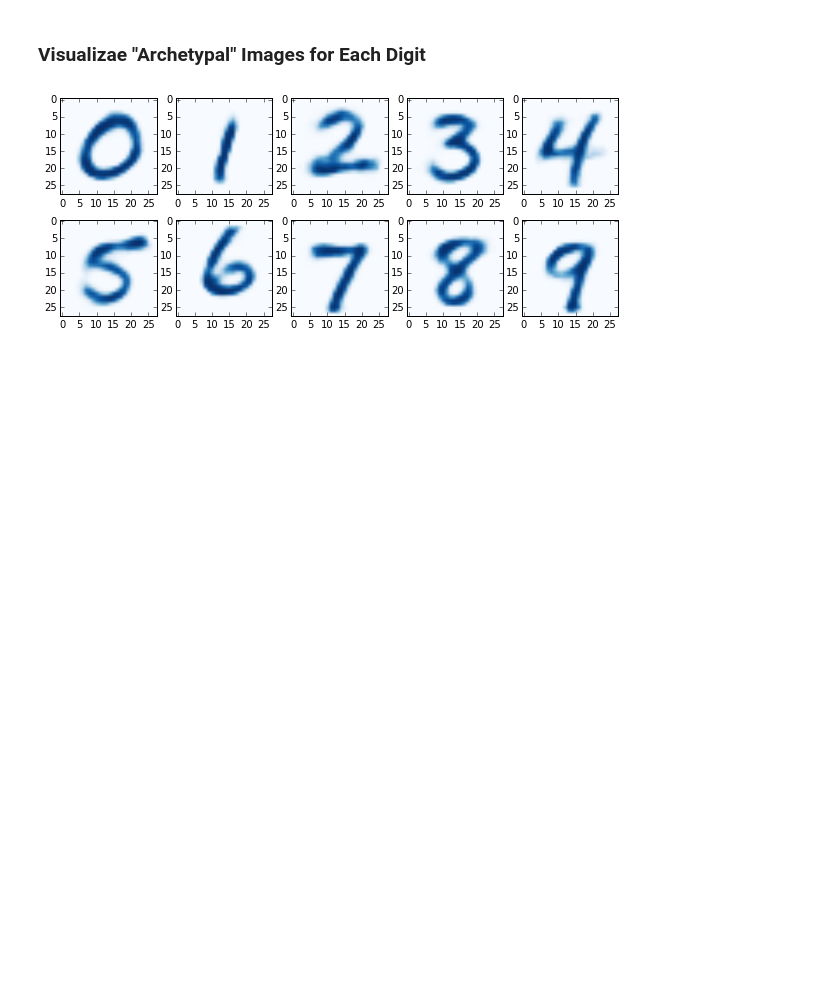
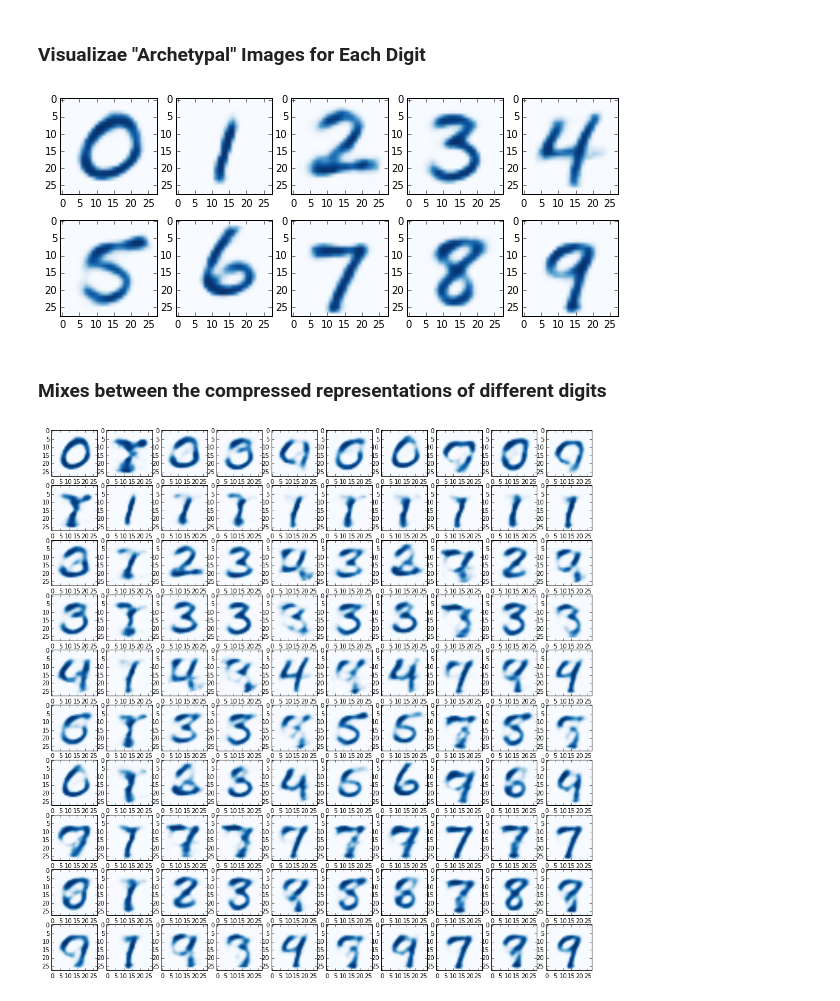
Before and after one commit to jeffschecter/sandbox, a Jupyter notebook: MNIST.ipynb, the cells around one changed output. Drawn from its saved outputs; the diff is of its cells as text; code cells hidden in the pictures; blank space fills up the shorter version.

Commit message:
mixes between two digits

```diff
--- a/MNIST.ipynb
+++ b/MNIST.ipynb
@@ -522,3 +521,17 @@ for x, im in enumerate(y_image.eval(feed_dict={h_enc4: np.array(hidden_archetype
     axes[x].imshow(im, cmap=cm.Blues)
 # %% [output]
 [figure]
+# %% [markdown]
+### Mixes between the compressed representations of different digits
+# %%
+figsize(16, 16)
+_, axes = plt.subplots(10, 10)
+axes = axes.reshape(100)
+for i in xrange(10):
+    for j in xrange(10):
+        mix = (0.55 * hidden_archetypes[i]) + (0.45 * hidden_archetypes[j])
+        x = (10 * i) + j
+        im = y_image.eval(feed_dict={h_enc4: np.array(mix).reshape(1, 32)}).reshape(28, 28)
+        axes[x].imshow(im, cmap=cm.Blues)
+# %% [output]
+[figure, added]
```
Also changed, not shown: parts of 4 cells of this notebook.
